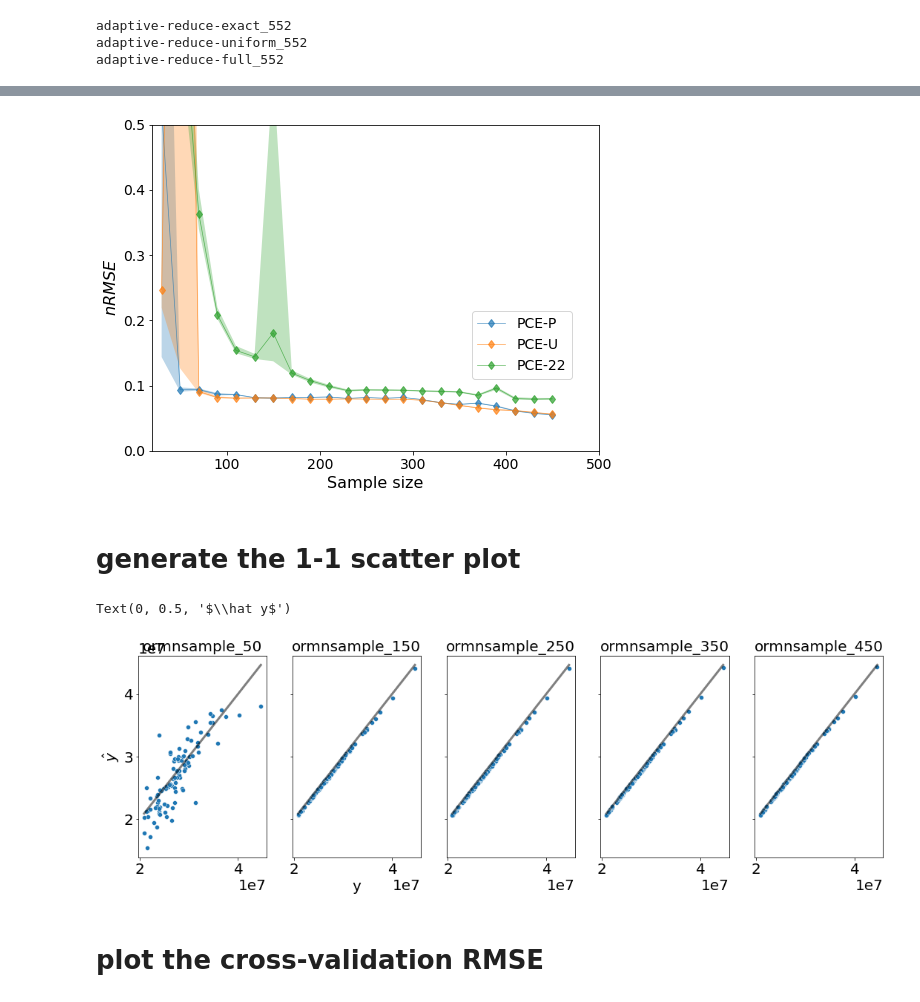
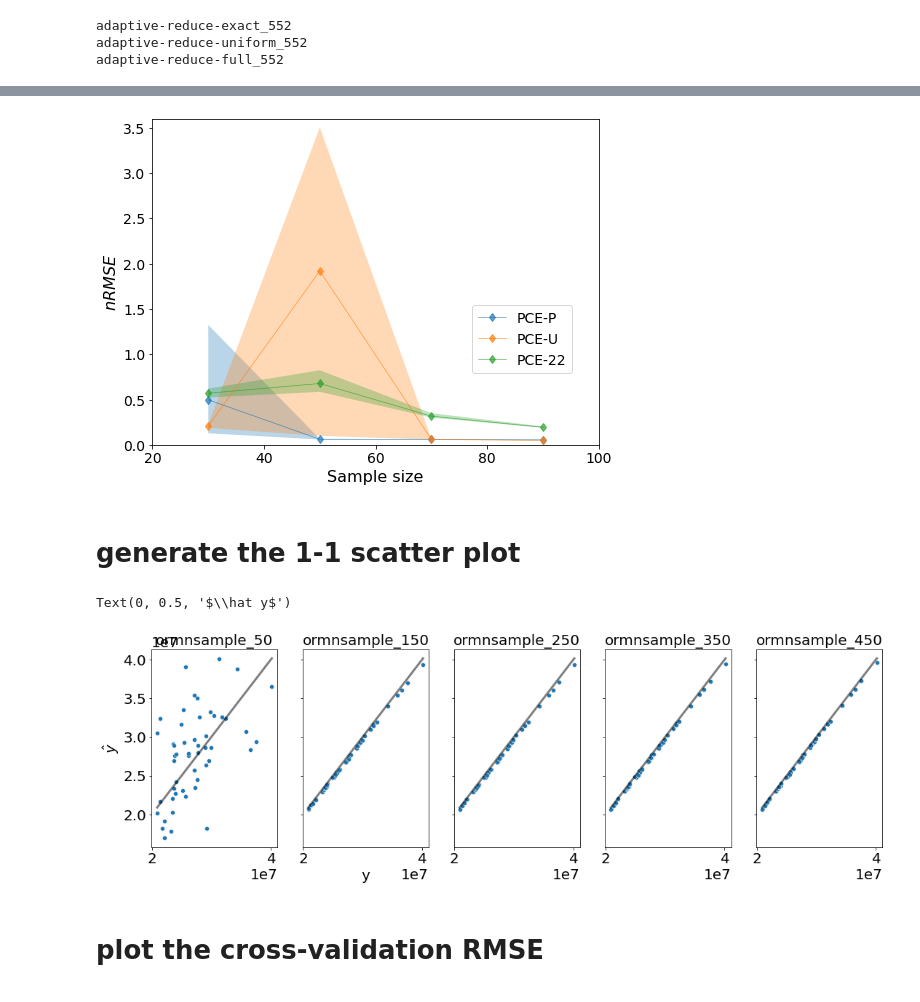
Before and after one commit to QianWanghhu/factor_fixing, a Jupyter notebook: qian_dev/PCE-performance.ipynb, the cells around one changed output, grey strips where cells are left out. Cells and saved outputs as stored; diff of their text form; code cells hidden in the pictures.

Commit message:
Use an independent validation set for PCE performance evaluation.
The independent validation set containing 500 samples and some are from a second model run experiment.

```diff
--- a/qian_dev/PCE-performance.ipynb
+++ b/qian_dev/PCE-performance.ipynb
@@ -23,6 +22,11 @@ samples, values = read_specify('model', 'reduced',
     product_uniform=False, num_vars=11)
 samples_22, _ = read_specify('model', 'full',
     product_uniform=False, num_vars=22)
-values_vali = values[450:]
-samples_vali = samples[:, 450:]
-samples_22_vali = samples_22[:, 450:]
+values_vali = values[450:550]
+samples_vali = samples[:, 450:550]
+samples_22_vali = samples_22[:, 450:550]
+
+# import the independent samples for validation
+samples_22_vali = np.append(samples_22_vali, pd.read_csv(input_path + '2000_2014_ave_annual_vali.csv').values[0:400, 1:-1].T, axis=1)
+samples_vali = np.append(samples_vali, pd.read_csv(input_path + 'samples_adjust_vali.csv').values[0:400, 1:-1].T, axis=1)
+values_vali = np.append(values_vali, pd.read_csv(input_path + 'samples_adjust_vali.csv').values[0:400, -1].reshape(samples_vali.shape[1]-100, 1), axis=0)
@@ -40,17 +48,22 @@ for p in product_uniform:
     for key, value in approx_list_all.items():
         rmse_temp = []
         nsample = int(key.split('_')[1])
-        if (nsample >= 30) and (nsample <= 450):
+        if (nsample >= 30) and (nsample <= 500):
             for pce in value:
                 if dist_type == 'full':
                     y_hat = pce(samples_22_vali)
                 else:
 #                     breakpoint()
                     y_hat = pce(samples_vali)
+                # END if-else
+
                 rmse_abs = (((y_hat.flatten()-values_vali.flatten())**2).mean())**0.5
                 rmse_temp.append(rmse_abs / values_vali.std())
+                # END for
+
             rmse_exact.loc[0:(len(rmse_temp)-1), nsample] = rmse_temp
-#     rmse_exact = pd.DataFrame.from_dict(rmse_exact)
+            # END for
+
     rmse_all[dist_type] = rmse_exact.mean(axis=0)
     rmse_all[dist_type + '_min'] = rmse_exact.min(axis=0)
     rmse_all[dist_type + '_max'] = rmse_exact.max(axis=0)
@@ -72,26 +105,26 @@ df.tail(5)
 # %%
 # Plot RMSE vs sample size
 import matplotlib.ticker as mticker
 fig, axes = plt.subplots(nrows=1, ncols=1, sharey=True, figsize=(8, 6))
-index_plot = np.array(np.arange(0, 43, 2))
+index_plot = np.array(np.arange(0, 8, 2))
 xticks = [i for i in df['index'].values[index_plot]]
 ax1 = df.iloc[index_plot].plot(x='index', y=df.columns[[1, 4, 7]], kind='line', marker='d',
                 legend=False, logy=False, ax=axes, linewidth=0.7, alpha=0.7, logx=False)
 for k in range(3):
     ax1.fill_between(df.loc[index_plot, 'index'], df.iloc[index_plot][df.columns[3*k + 2]].values, df.iloc[index_plot][df.columns[3*k + 3]].values, alpha=0.3)
 ax1.legend(['PCE-P', 'PCE-U', 'PCE-22'], bbox_to_anchor=(0.7, 0.2), fontsize=14) # 'PCE-U',
 ax1.set_ylabel(r'$nRMSE$', fontsize = 16);
 ax1.set_xlabel('Sample size', fontsize = 16);
-ax1.set_ylim(0, 0.5)
-ax1.set_xlim(20, 500)
+ax1.set_ylim(0, 3.6)
+ax1.set_xlim(20, 100)
 ax1.set_xticklabels(xticks, fontsize=12);
 # ticks_loc = ax1.get_yticks().tolist()
 # ax1.yaxis.set_major_locator(mticker.FixedLocator(ticks_loc))
 ax1.set_yticklabels([np.round(i, 2) for i in ax1.get_yticks()], fontsize=14);
 ax1.set_xticklabels([int(i) for i in ax1.get_xticks()], fontsize=14);
-# plt.savefig(f'{output_path}/figure/adaptive_independent_validation_panel_2.png', dpi=300, format='png')
+plt.savefig(f'{output_path}/figure/adaptive_independent_validation_panel_2.png', dpi=300, format='png')
 # %% [output]
-[figure, old version]
+[figure, new version]
 # %% [markdown]
 # generate the 1-1 scatter plot
 # %%
@@ -138,7 +171,7 @@ axes[0].set_ylabel(r'$\hat y$')
 # plt.savefig(f'../output/adaptive/figure/pce_scatter_{dist_type}_data.png', dpi=300, format='png')
 # %% [output]
 Text(0, 0.5, '$\\hat y$')
-[figure, old version]
+[figure, new version]
 # %% [markdown]
 # plot the cross-validation RMSE
 # %%
```
Also changed, not shown: parts of 6 cells of this notebook.
